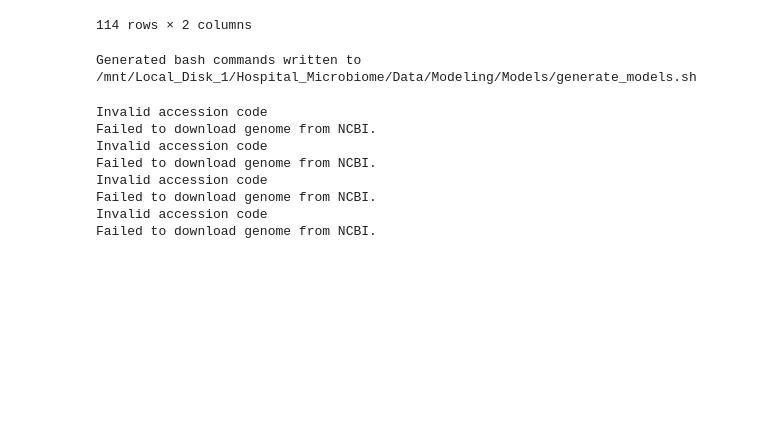
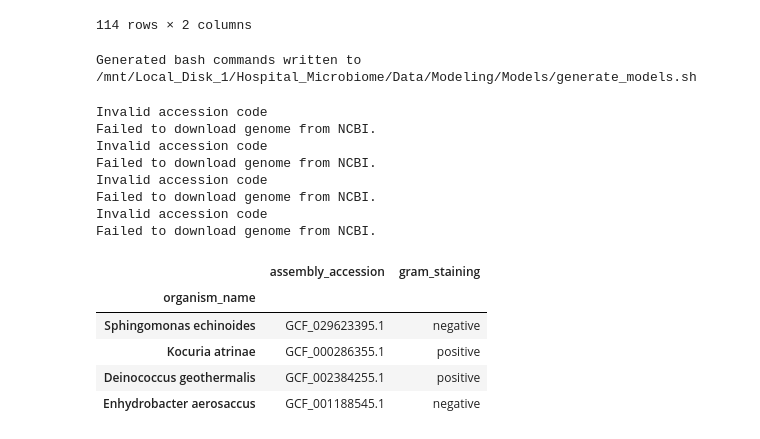
Before and after one commit to RamanLab/Hospital_Microbiome, a Jupyter notebook: model_preparation.ipynb, the cells around one changed output. Saved outputs shown, nothing was run; the diff lists cells and outputs as text; code cells hidden in the pictures; blank space fills up the shorter version.

```diff
--- a/model_preparation.ipynb
+++ b/model_preparation.ipynb
@@ -65,3 +66,26 @@ Invalid accession code
 Failed to download genome from NCBI.
 Invalid accession code
 Failed to download genome from NCBI.
+# %%
+# Check all generated models
+models = glob.glob(model_path + '*.xml')
+models = [item.replace(model_path, '') for item in models]
+models = [item.replace('.xml', '') for item in models]
+models = [item.replace('_', ' ') for item in models]
+
+models
+
+# Check non-generated models
+model_ng = list(set(genome_info.index) - set(models))
+model_ng
+
+# Print accession for the genomes
+missing_genome_info = genome_info.loc[model_ng]
+missing_genome_info
+# %% [output]
+|  | assembly_accession | gram_staining |
+| organism_name |  |  |
+| Sphingomonas echinoides | GCF_029623395.1 | negative |
+| Kocuria atrinae | GCF_000286355.1 | positive |
+| Deinococcus geothermalis | GCF_002384255.1 | positive |
+| Enhydrobacter aerosaccus | GCF_001188545.1 | negative |
```
Also changed, not shown: parts of 1 cell of this notebook, 3 other files.
